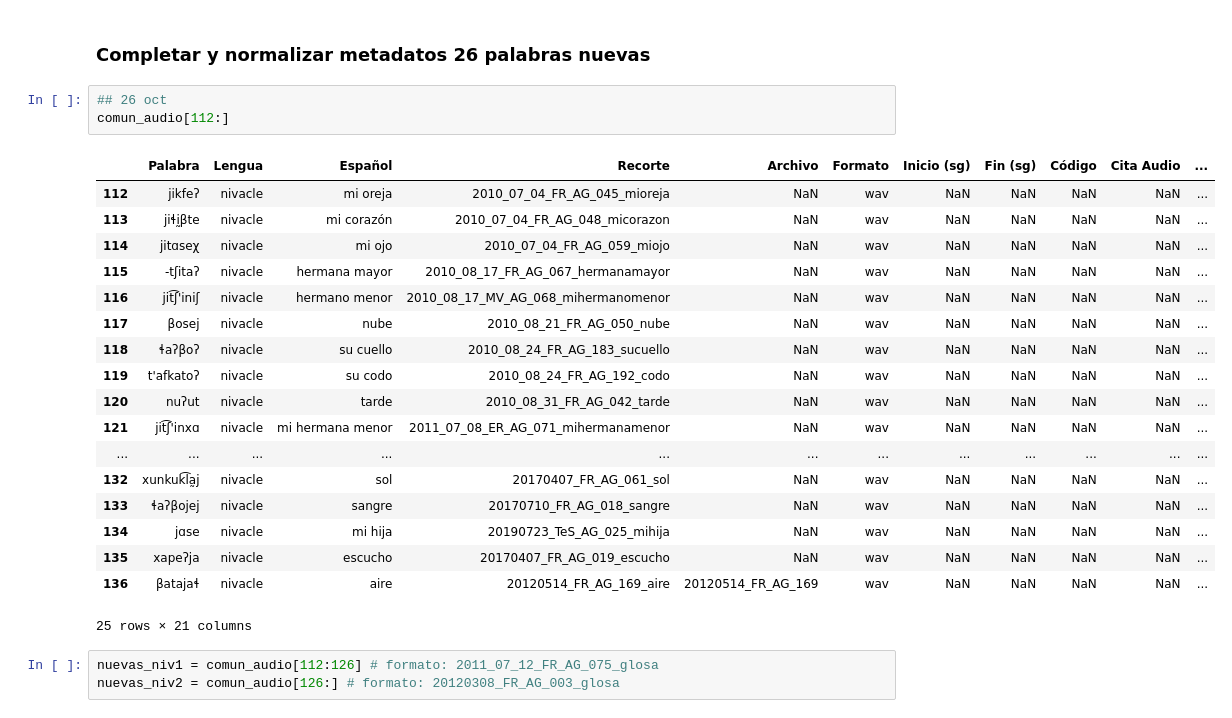
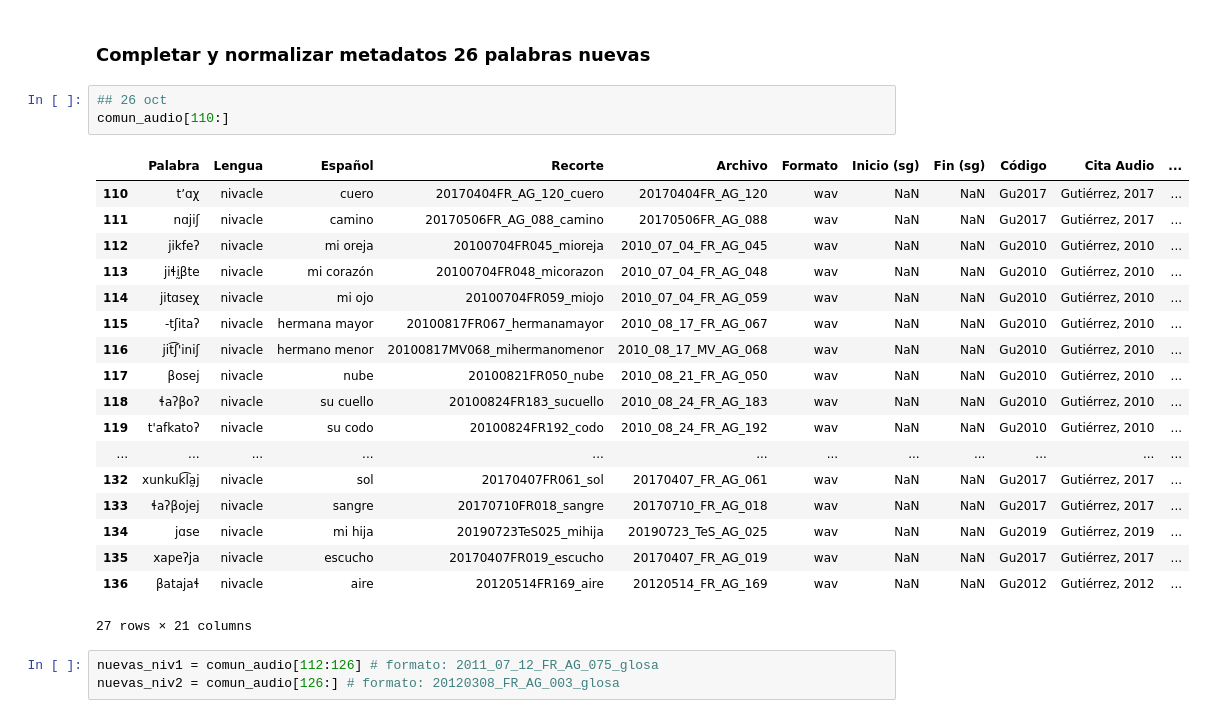
Before and after one commit to nidiah/PICT-2020, a Jupyter notebook: update-nivacle-words.ipynb, the cells around one changed output. Cells and saved outputs as stored; diff of their text form.

```diff
--- a/update-nivacle-words.ipynb
+++ b/update-nivacle-words.ipynb
@@ -125,26 +125,26 @@ Entonces, el listado de tareas para la parte nivacle:
 ### Completar y normalizar metadatos 26 palabras nuevas
 # %%
 ## 26 oct
-comun_audio[112:]
+comun_audio[110:]
 # %% [output]
 |  | Palabra | Lengua | Español | Recorte | Archivo | Formato | Inicio (sg) | Fin (sg) | Código | Cita Audio | ... |
-| 112 | jikfeʔ | nivacle | mi oreja | 2010_07_04_FR_AG_045_mioreja | NaN | wav | NaN | NaN | NaN | NaN | ... |
-| 113 | jiɬḭβte | nivacle | mi corazón | 2010_07_04_FR_AG_048_micorazon | NaN | wav | NaN | NaN | NaN | NaN | ... |
-| 114 | jitɑseχ | nivacle | mi ojo | 2010_07_04_FR_AG_059_miojo | NaN | wav | NaN | NaN | NaN | NaN | ... |
-| 115 | -tʃitaʔ | nivacle | hermana mayor | 2010_08_17_FR_AG_067_hermanamayor | NaN | wav | NaN | NaN | NaN | NaN | ... |
-| 116 | jit͡ʃ'iniʃ | nivacle | hermano menor | 2010_08_17_MV_AG_068_mihermanomenor | NaN | wav | NaN | NaN | NaN | NaN | ... |
-| 117 | βosej | nivacle | nube | 2010_08_21_FR_AG_050_nube | NaN | wav | NaN | NaN | NaN | NaN | ... |
-| 118 | ɬaʔβoʔ | nivacle | su cuello | 2010_08_24_FR_AG_183_sucuello | NaN | wav | NaN | NaN | NaN | NaN | ... |
-| 119 | t'afkatoʔ | nivacle | su codo | 2010_08_24_FR_AG_192_codo | NaN | wav | NaN | NaN | NaN | NaN | ... |
-| 120 | nuʔut | nivacle | tarde | 2010_08_31_FR_AG_042_tarde | NaN | wav | NaN | NaN | NaN | NaN | ... |
-| 121 | jit͡ʃ'inxɑ | nivacle | mi hermana menor | 2011_07_08_ER_AG_071_mihermanamenor | NaN | wav | NaN | NaN | NaN | NaN | ... |
+| 110 | tʼɑχ | nivacle | cuero | 20170404FR_AG_120_cuero | 20170404FR_AG_120 | wav | NaN | NaN | Gu2017 | Gutiérrez, 2017 | ... |
+| 111 | nɑjiʃ | nivacle | camino | 20170506FR_AG_088_camino | 20170506FR_AG_088 | wav | NaN | NaN | Gu2017 | Gutiérrez, 2017 | ... |
+| 112 | jikfeʔ | nivacle | mi oreja | 20100704FR045_mioreja | 2010_07_04_FR_AG_045 | wav | NaN | NaN | Gu2010 | Gutiérrez, 2010 | ... |
+| 113 | jiɬḭβte | nivacle | mi corazón | 20100704FR048_micorazon | 2010_07_04_FR_AG_048 | wav | NaN | NaN | Gu2010 | Gutiérrez, 2010 | ... |
+| 114 | jitɑseχ | nivacle | mi ojo | 20100704FR059_miojo | 2010_07_04_FR_AG_059 | wav | NaN | NaN | Gu2010 | Gutiérrez, 2010 | ... |
+| 115 | -tʃitaʔ | nivacle | hermana mayor | 20100817FR067_hermanamayor | 2010_08_17_FR_AG_067 | wav | NaN | NaN | Gu2010 | Gutiérrez, 2010 | ... |
+| 116 | jit͡ʃ'iniʃ | nivacle | hermano menor | 20100817MV068_mihermanomenor | 2010_08_17_MV_AG_068 | wav | NaN | NaN | Gu2010 | Gutiérrez, 2010 | ... |
+| 117 | βosej | nivacle | nube | 20100821FR050_nube | 2010_08_21_FR_AG_050 | wav | NaN | NaN | Gu2010 | Gutiérrez, 2010 | ... |
+| 118 | ɬaʔβoʔ | nivacle | su cuello | 20100824FR183_sucuello | 2010_08_24_FR_AG_183 | wav | NaN | NaN | Gu2010 | Gutiérrez, 2010 | ... |
+| 119 | t'afkatoʔ | nivacle | su codo | 20100824FR192_codo | 2010_08_24_FR_AG_192 | wav | NaN | NaN | Gu2010 | Gutiérrez, 2010 | ... |
 | ... | ... | ... | ... | ... | ... | ... | ... | ... | ... | ... | ... |
-| 132 | xunkuk͡la̰j | nivacle | sol | 20170407_FR_AG_061_sol | NaN | wav | NaN | NaN | NaN | NaN | ... |
-| 133 | ɬaʔβojej | nivacle | sangre | 20170710_FR_AG_018_sangre | NaN | wav | NaN | NaN | NaN | NaN | ... |
-| 134 | jɑse | nivacle | mi hija | 20190723_TeS_AG_025_mihija | NaN | wav | NaN | NaN | NaN | NaN | ... |
-| 135 | xapeʔja | nivacle | escucho | 20170407_FR_AG_019_escucho | NaN | wav | NaN | NaN | NaN | NaN | ... |
-| 136 | βatajaɬ | nivacle | aire | 20120514_FR_AG_169_aire | 20120514_FR_AG_169 | wav | NaN | NaN | NaN | NaN | ... |
+| 132 | xunkuk͡la̰j | nivacle | sol | 20170407FR061_sol | 20170407_FR_AG_061 | wav | NaN | NaN | Gu2017 | Gutiérrez, 2017 | ... |
+| 133 | ɬaʔβojej | nivacle | sangre | 20170710FR018_sangre | 20170710_FR_AG_018 | wav | NaN | NaN | Gu2017 | Gutiérrez, 2017 | ... |
+| 134 | jɑse | nivacle | mi hija | 20190723TeS025_mihija | 20190723_TeS_AG_025 | wav | NaN | NaN | Gu2019 | Gutiérrez, 2019 | ... |
+| 135 | xapeʔja | nivacle | escucho | 20170407FR019_escucho | 20170407_FR_AG_019 | wav | NaN | NaN | Gu2017 | Gutiérrez, 2017 | ... |
+| 136 | βatajaɬ | nivacle | aire | 20120514FR169_aire | 20120514_FR_AG_169 | wav | NaN | NaN | Gu2012 | Gutiérrez, 2012 | ... |
-25 rows × 21 columns
+27 rows × 21 columns
 # %%
 nuevas_niv1 = comun_audio[112:126] # formato: 2011_07_12_FR_AG_075_glosa
 nuevas_niv2 = comun_audio[126:] # formato: 20120308_FR_AG_003_glosa
```
Also changed, not shown: parts of 1 cell of this notebook, 1 other file.
